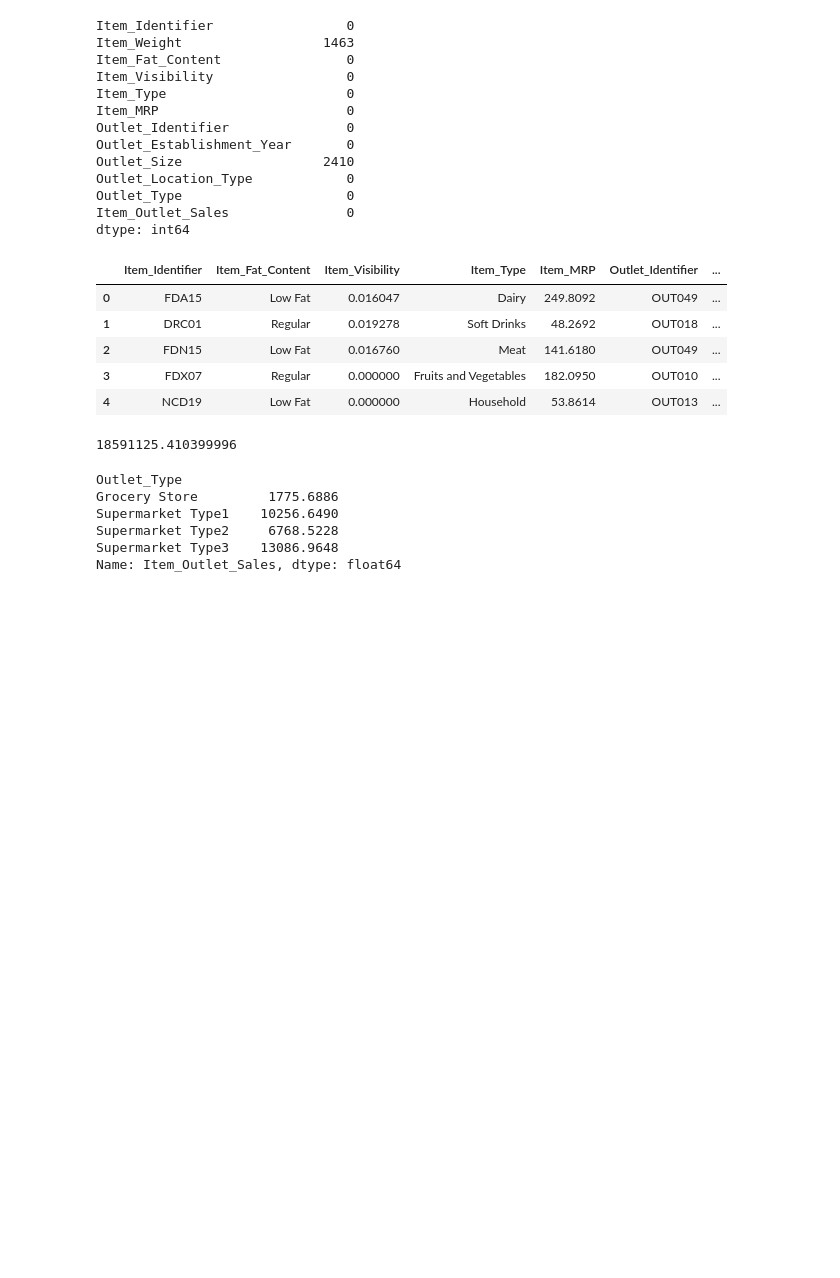
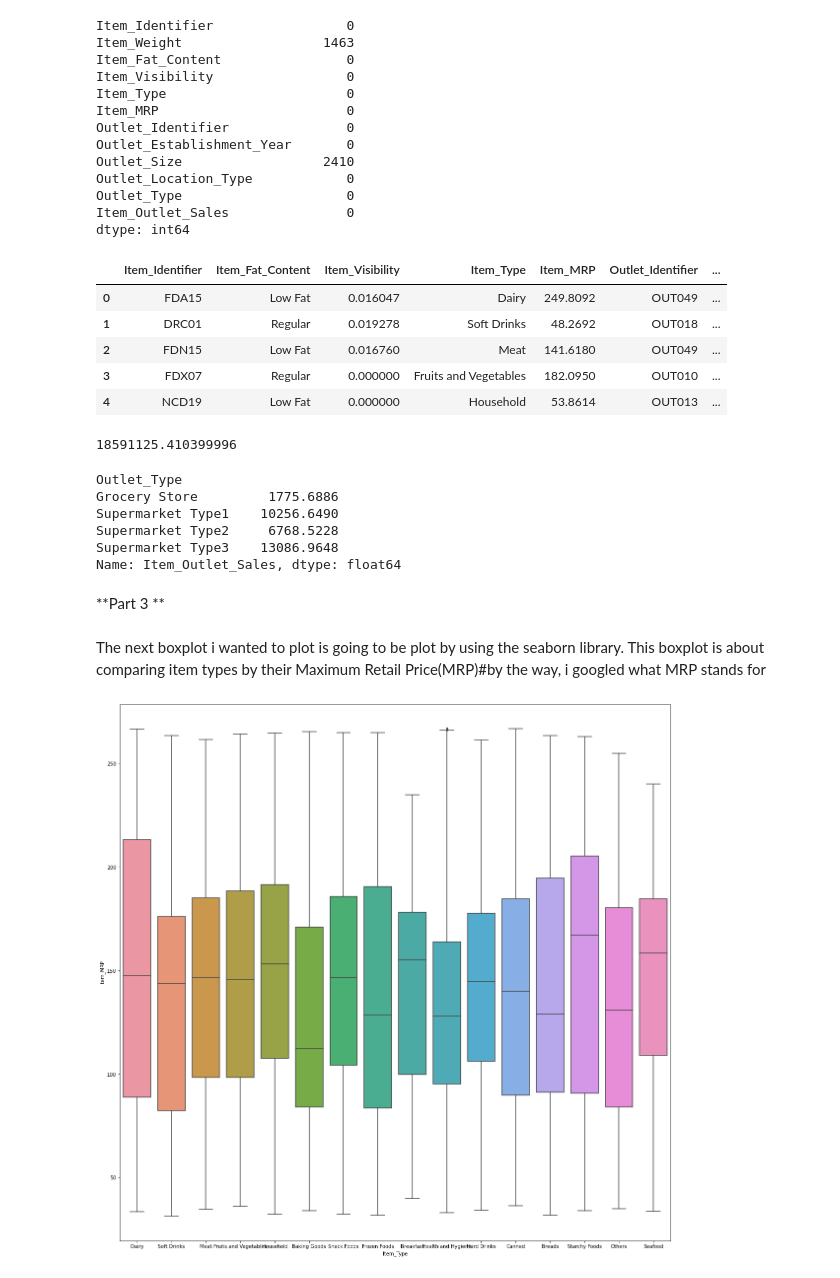
Before and after one commit to altynbektilepbergenov/Food-Sales-predictions, a Jupyter notebook: Sales_predictions.ipynb, the cells around one changed output. Saved outputs shown, nothing was run; the diff lists cells and outputs as text; code cells hidden in the pictures; blank space fills up the shorter version.

```diff
--- a/Sales_predictions.ipynb
+++ b/Sales_predictions.ipynb
@@ -290,3 +293,5 @@ Supermarket Type1    10256.6490
 Supermarket Type2     6768.5228
 Supermarket Type3    13086.9648
 Name: Item_Outlet_Sales, dtype: float64
+# %% [markdown]
+**Part 3 **
@@ -292,0 +308,11 @@ Name: Item_Outlet_Sales, dtype: float64
+# %% [markdown]
+The next boxplot i wanted to plot is going to be plot by using the seaborn library. This boxplot is about comparing item types by their Maximum Retail Price(MRP)#by the way, i googled what MRP stands for
+# %%
+
+
+fig, ax = plt.subplots(figsize=(20, 20))
+#df = fig.add_subplot(111)
+sns.boxplot(x='Item_Type', y='Item_MRP',data=df)
+plt.show()
+# %% [output]
+[figure, added]
```
Also changed, not shown: parts of 30 cells of this notebook.
